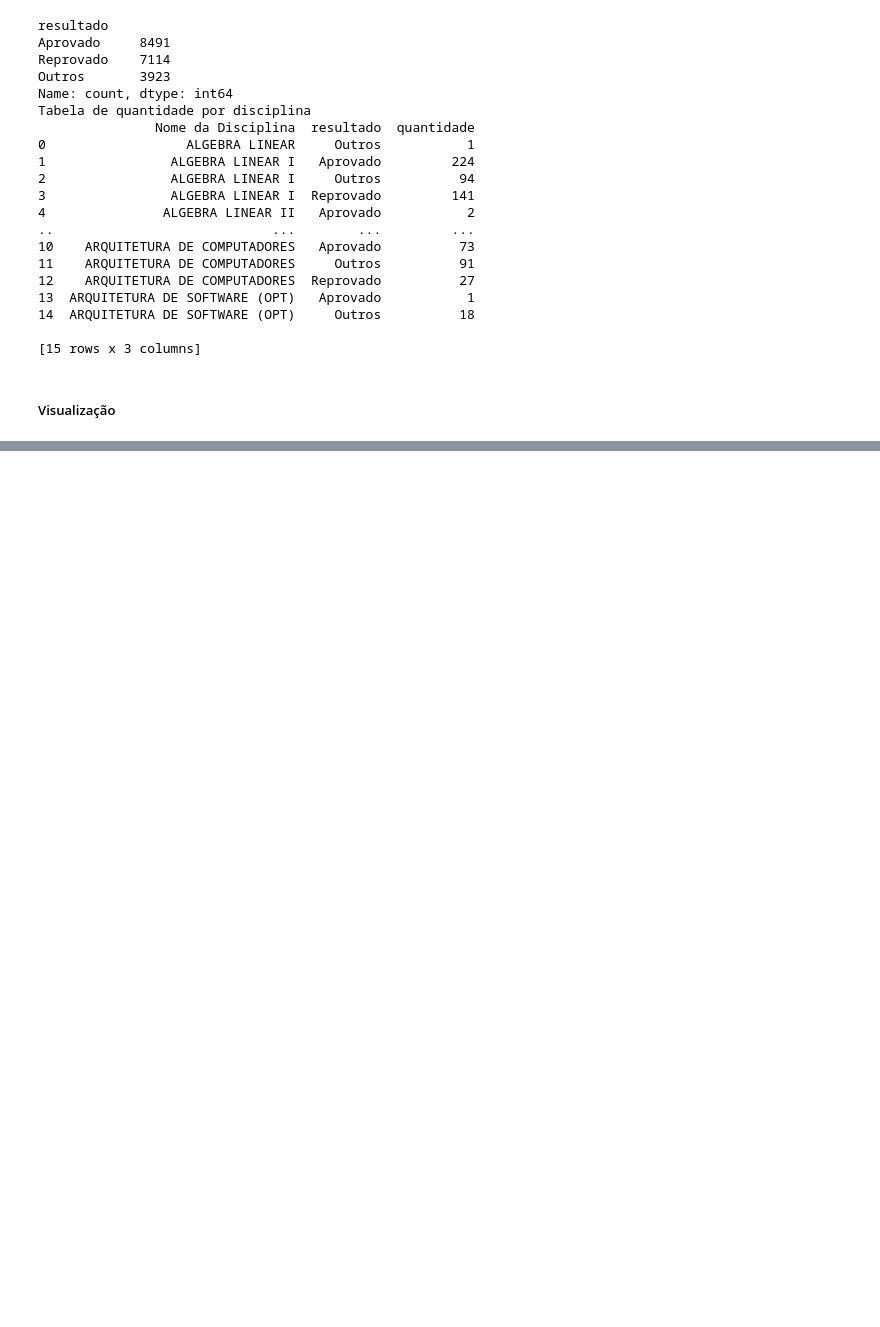
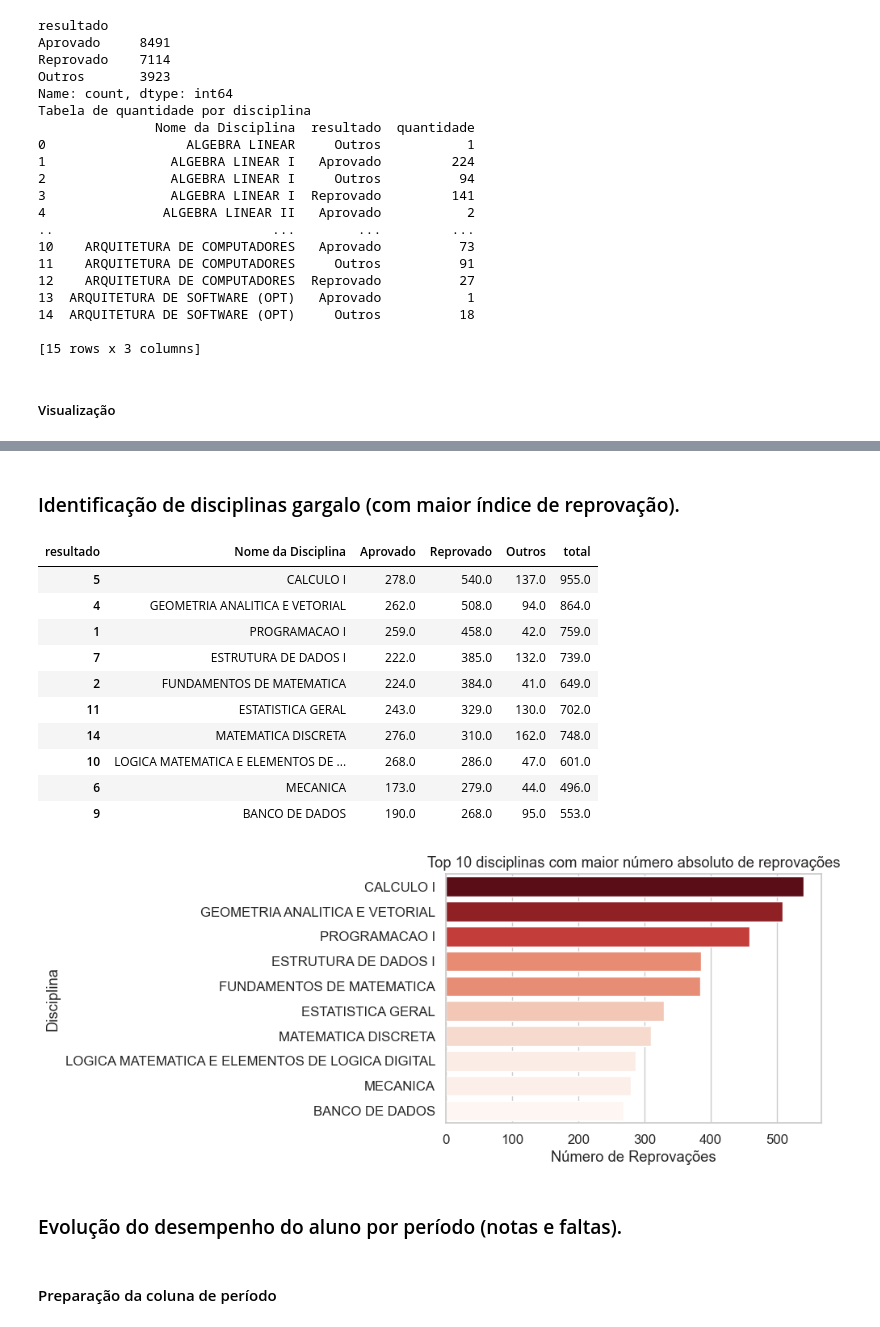
Before and after one commit to lucaslucena-la/Data_Science, a Jupyter notebook: studentsProfile_ufmt/AcademicAnalysis.ipynb, the cells around one changed output, grey strips where cells are left out. Drawn from its saved outputs; the diff is of its cells as text; code cells hidden in the pictures; blank space fills up the shorter version.

```diff
--- a/studentsProfile_ufmt/AcademicAnalysis.ipynb
+++ b/studentsProfile_ufmt/AcademicAnalysis.ipynb
@@ -935,0 +938,56 @@ display(
+# %% [markdown]
+### Identificação de disciplinas gargalo (com maior índice de reprovação).
+# %%
+# Filtra disciplinas com n >= 10
+tabela_taxa_filtrada = tabela_taxa[tabela_taxa["total"] >= 10].copy()
+
+# Seleciona as 10 disciplinas com maiores números de reprovação
+top10 = (
+    tabela_taxa_filtrada
+    .reset_index()
+    .nlargest(10, "Reprovado")
+)
+
+
+# Mostra a tabela formatada no Jupyter (sem quebras)
+from IPython.display import display
+display(
+    top10[[
+        "Nome da Disciplina",
+        "Aprovado",
+        "Reprovado",
+        "Outros",
+        "total",
+    ]]
+)
+
+plt.figure(figsize=(6,4))
+sns.barplot(
+    data=top10,
+    x="Reprovado", hue="Reprovado",
+    y="Nome da Disciplina",
+    palette="Reds",  # quanto maior o valor, mais escuro
+    dodge=False
+)
+plt.title("Top 10 disciplinas com maior número absoluto de reprovações")
+plt.xlabel("Número de Reprovações")
+plt.ylabel("Disciplina")
+plt.legend([],[], frameon=False)  # remove legenda do hue
+plt.show()
+# %% [output]
+| resultado | Nome da Disciplina | Aprovado | Reprovado | Outros | total |
+| 5 | CALCULO I | 278.0 | 540.0 | 137.0 | 955.0 |
+| 4 | GEOMETRIA ANALITICA E VETORIAL | 262.0 | 508.0 | 94.0 | 864.0 |
+| 1 | PROGRAMACAO I | 259.0 | 458.0 | 42.0 | 759.0 |
+| 7 | ESTRUTURA DE DADOS I | 222.0 | 385.0 | 132.0 | 739.0 |
+| 2 | FUNDAMENTOS DE MATEMATICA | 224.0 | 384.0 | 41.0 | 649.0 |
+| 11 | ESTATISTICA GERAL | 243.0 | 329.0 | 130.0 | 702.0 |
+| 14 | MATEMATICA DISCRETA | 276.0 | 310.0 | 162.0 | 748.0 |
+| 10 | LOGICA MATEMATICA E ELEMENTOS DE ... | 268.0 | 286.0 | 47.0 | 601.0 |
+| 6 | MECANICA | 173.0 | 279.0 | 44.0 | 496.0 |
+| 9 | BANCO DE DADOS | 190.0 | 268.0 | 95.0 | 553.0 |
+[figure, added]
+# %% [markdown]
+### Evolução do desempenho do aluno por período (notas e faltas).
+# %% [markdown]
+#### Preparação da coluna de período
```
Also changed, not shown: parts of 54 cells of this notebook.
